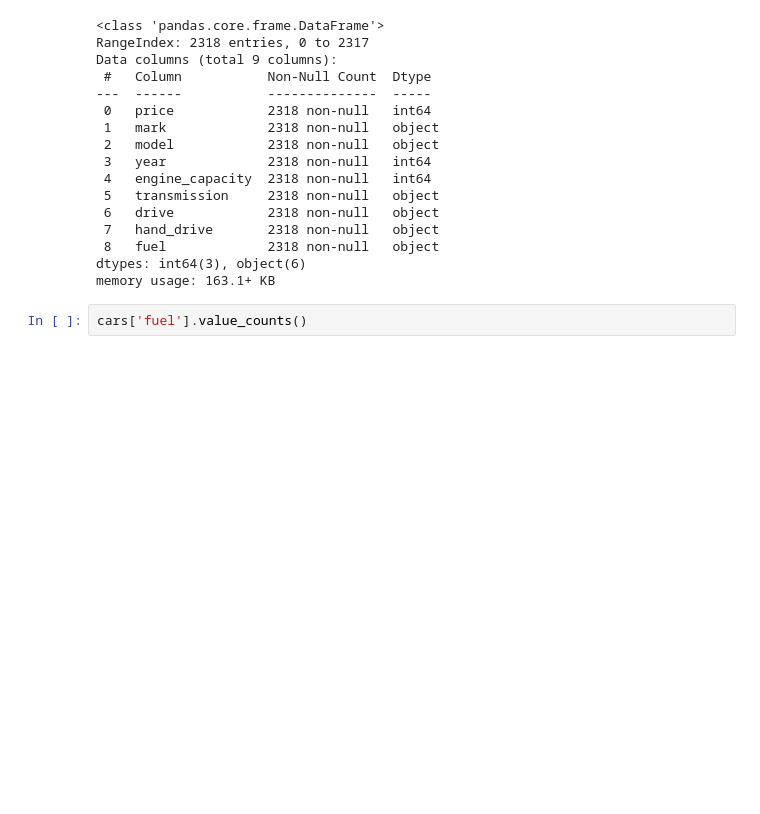
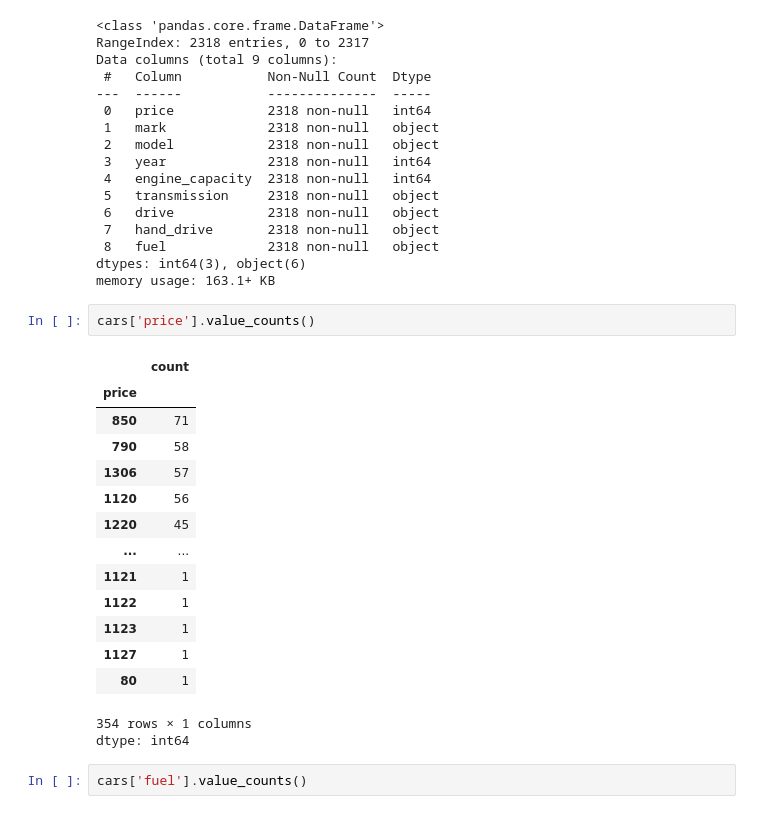
Before and after one commit to Maxxx-VS/The-Founder, a Jupyter notebook: 22_3_Японские_машины.ipynb, the cells around one changed output. Saved outputs shown, nothing was run; the diff lists cells and outputs as text; blank space fills up the shorter version.

```diff
--- a/22_3_Японские_машины.ipynb
+++ b/22_3_Японские_машины.ipynb
@@ -86,6 +86,24 @@ Data columns (total 9 columns):
  8   fuel             2318 non-null   object
 dtypes: int64(3), object(6)
 memory usage: 163.1+ KB
+# %%
+cars['price'].value_counts()
+# %% [output]
+|  | count |
+| price |  |
+| 850 | 71 |
+| 790 | 58 |
+| 1306 | 57 |
+| 1120 | 56 |
+| 1220 | 45 |
+| ... | ... |
+| 1121 | 1 |
+| 1122 | 1 |
+| 1123 | 1 |
+| 1127 | 1 |
+| 80 | 1 |
+354 rows × 1 columns
+dtype: int64
 # %%
 cars['fuel'].value_counts()
 # %% [output]
```
Also changed, not shown: parts of 11 cells of this notebook.
